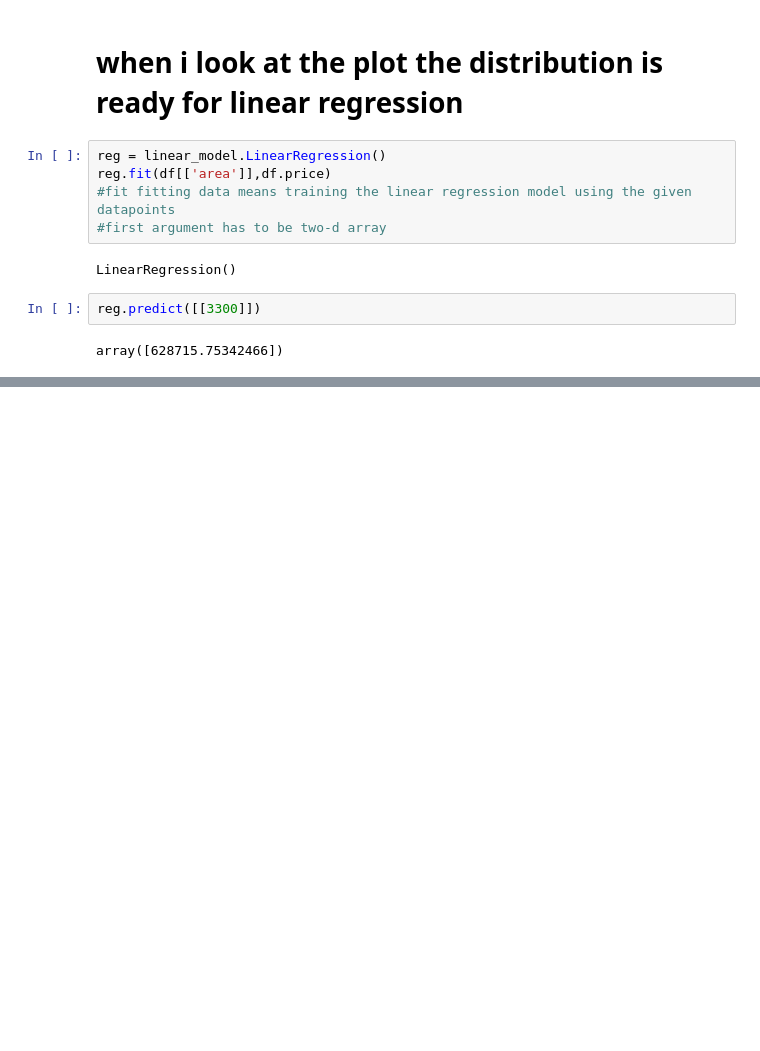
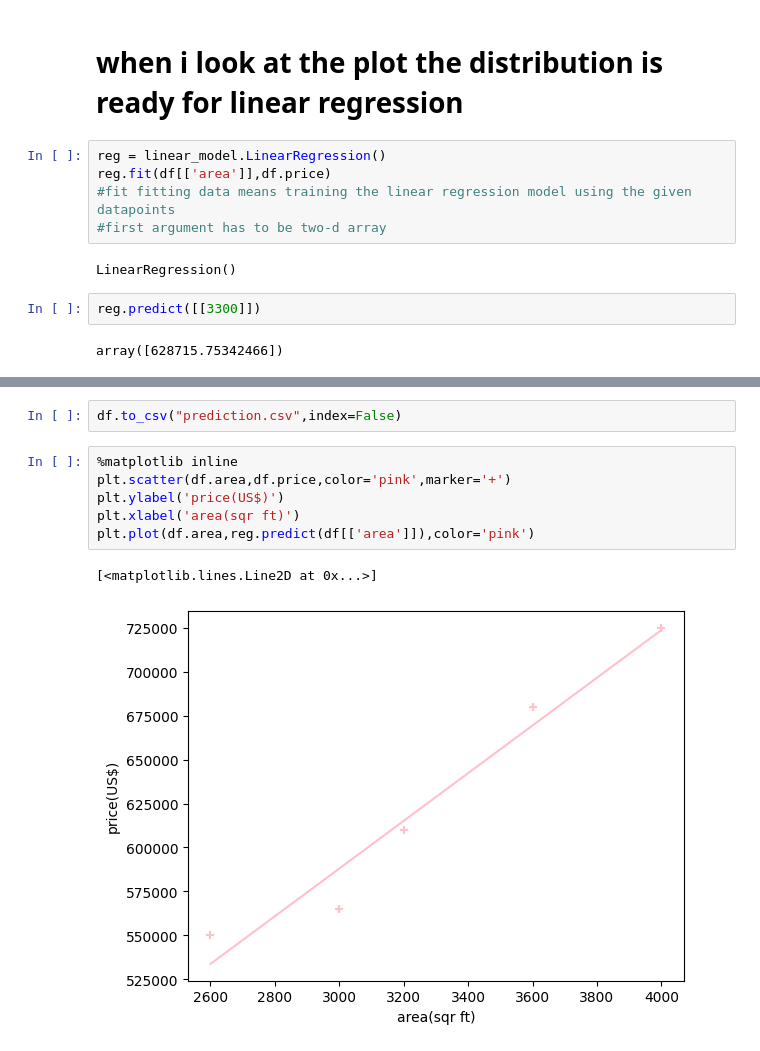
Before and after one commit to SanjilaGangaju/Machine-Learning, a Jupyter notebook: LinearRegression_SingleVariable.ipynb, the cells around one changed output, grey strips where cells are left out. Cells and saved outputs as stored; diff of their text form; blank space fills up the shorter version.

```diff
--- a/LinearRegression_SingleVariable.ipynb
+++ b/LinearRegression_SingleVariable.ipynb
@@ -45,0 +97,11 @@ array([628715.75342466])
+# %%
+df.to_csv("prediction.csv",index=False)
+# %%
+%matplotlib inline
+plt.scatter(df.area,df.price,color='pink',marker='+')
+plt.ylabel('price(US$)')
+plt.xlabel('area(sqr ft)')
+plt.plot(df.area,reg.predict(df[['area']]),color='pink')
+# %% [output]
+[<matplotlib.lines.Line2D at 0x...>]
+[figure, added]
```
Also changed, not shown: parts of 10 cells of this notebook.
